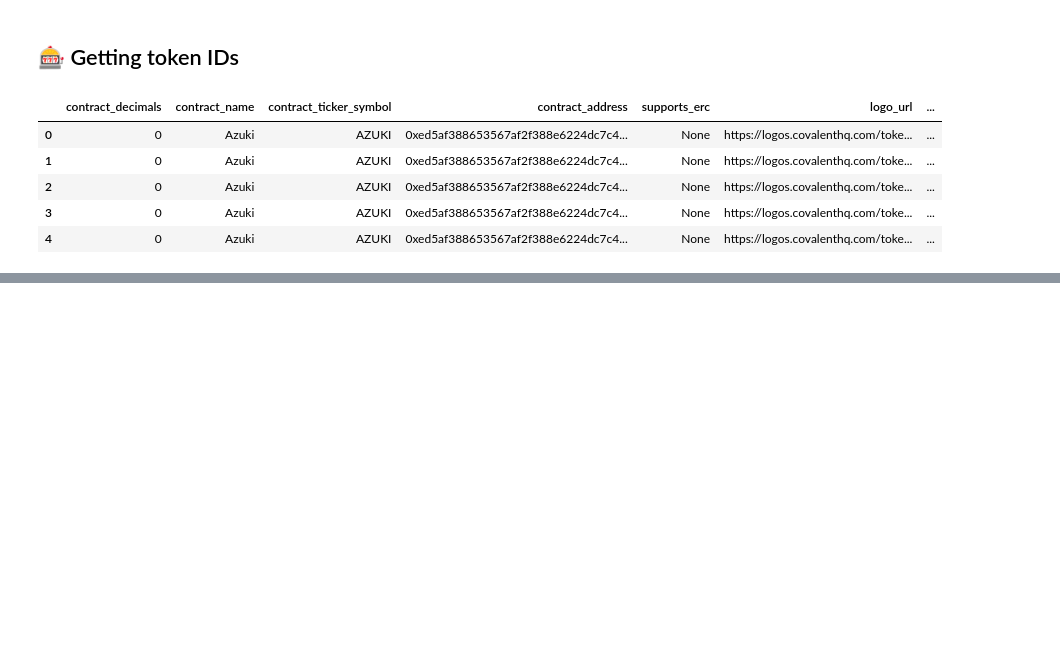
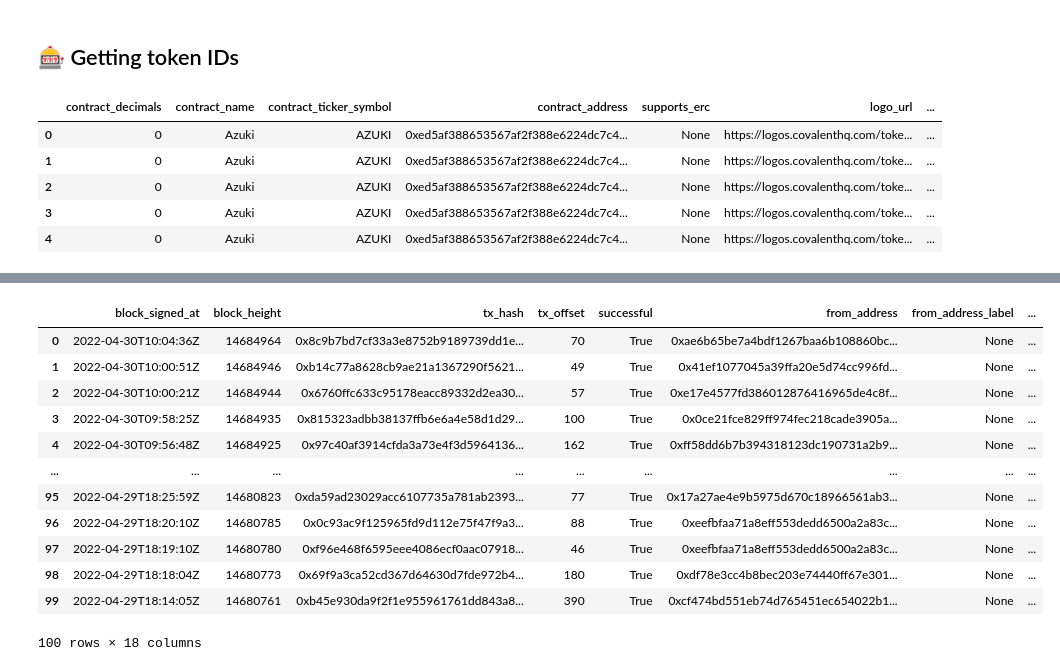
Before and after one commit to mmsaki/nft-trading-analysis, a Jupyter notebook: azuki_analysis.ipynb, the cells around one changed output, grey strips where cells are left out. Cells and saved outputs as stored; diff of their text form; code cells hidden in the pictures; blank space fills up the shorter version.

```diff
--- a/azuki_analysis.ipynb
+++ b/azuki_analysis.ipynb
@@ -16,4 +24,5 @@ load_dotenv()
 True
 # %%
 # create variable for api key
-covalent_API_KEY = os.getenv("Covalent-API-KEY")
+API_KEY = os.getenv('COVALENT_API_KEY')
+type(API_KEY)
@@ -26,7 +37,7 @@ chain_id = "/1"
 
 # Add search queries to api url
 contract_address = "/0xED5AF388653567Af2F388E6224dC7C4b3241C544"
-api_key = "/?key=" + covalent_API_KEY
+api_key = "/?key=" + API_KEY
 
 url_tokens = url + chain_id + "/tokens" + contract_address + "/nft_token_ids" + api_key #+ "&format=csv"
 
@@ -45,0 +75,12 @@ token_IDS.head()
+# %%
+chain_id= '/1'
+address = '/0xED5AF388653567Af2F388E6224dC7C4b3241C544'
+token_id = '/199'
+
+metadata_url = url + chain_id + "/tokens" + address + "/nft_metadata" + token_id + api_key #+ "&format=csv"
+
+# Create variale for our requests data
+nft_metadata = requests.get(metadata_url).json()
+
+nft_metadata_df = pd.DataFrame(nft_metadata['data']['items'][0]['nft_data'])
+nft_metadata_df.head()
@@ -45,0 +194,22 @@ token_IDS.head()
+# %%
+collection_address = '/0xED5AF388653567Af2F388E6224dC7C4b3241C544'
+
+trans_url = url + chain_id + "/address" + collection_address + '/transactions_v2' + api_key
+trans = requests.get(trans_url).json()
+
+trans_df = pd.DataFrame(trans['data']['items'])
+trans_df
+# %% [output]
+|  | block_signed_at | block_height | tx_hash | tx_offset | successful | from_address | from_address_label | ... |
+| 0 | 2022-04-30T10:04:36Z | 14684964 | 0x8c9b7bd7cf33a3e8752b9189739dd1e... | 70 | True | 0xae6b65be7a4bdf1267baa6b108860bc... | None | ... |
+| 1 | 2022-04-30T10:00:51Z | 14684946 | 0xb14c77a8628cb9ae21a1367290f5621... | 49 | True | 0x41ef1077045a39ffa20e5d74cc996fd... | None | ... |
+| 2 | 2022-04-30T10:00:21Z | 14684944 | 0x6760ffc633c95178eacc89332d2ea30... | 57 | True | 0xe17e4577fd386012876416965de4c8f... | None | ... |
+| 3 | 2022-04-30T09:58:25Z | 14684935 | 0x815323adbb38137ffb6e6a4e58d1d29... | 100 | True | 0x0ce21fce829ff974fec218cade3905a... | None | ... |
+| 4 | 2022-04-30T09:56:48Z | 14684925 | 0x97c40af3914cfda3a73e4f3d5964136... | 162 | True | 0xff58dd6b7b394318123dc190731a2b9... | None | ... |
+| ... | ... | ... | ... | ... | ... | ... | ... | ... |
+| 95 | 2022-04-29T18:25:59Z | 14680823 | 0xda59ad23029acc6107735a781ab2393... | 77 | True | 0x17a27ae4e9b5975d670c18966561ab3... | None | ... |
+| 96 | 2022-04-29T18:20:10Z | 14680785 | 0x0c93ac9f125965fd9d112e75f47f9a3... | 88 | True | 0xeefbfaa71a8eff553dedd6500a2a83c... | None | ... |
+| 97 | 2022-04-29T18:19:10Z | 14680780 | 0xf96e468f6595eee4086ecf0aac07918... | 46 | True | 0xeefbfaa71a8eff553dedd6500a2a83c... | None | ... |
+| 98 | 2022-04-29T18:18:04Z | 14680773 | 0x69f9a3ca52cd367d64630d7fde972b4... | 180 | True | 0xdf78e3cc4b8bec203e74440ff67e301... | None | ... |
+| 99 | 2022-04-29T18:14:05Z | 14680761 | 0xb45e930da9f2f1e955961761dd843a8... | 390 | True | 0xcf474bd551eb74d765451ec654022b1... | None | ... |
+100 rows × 18 columns
```
Also changed, not shown: parts of 12 cells of this notebook.
